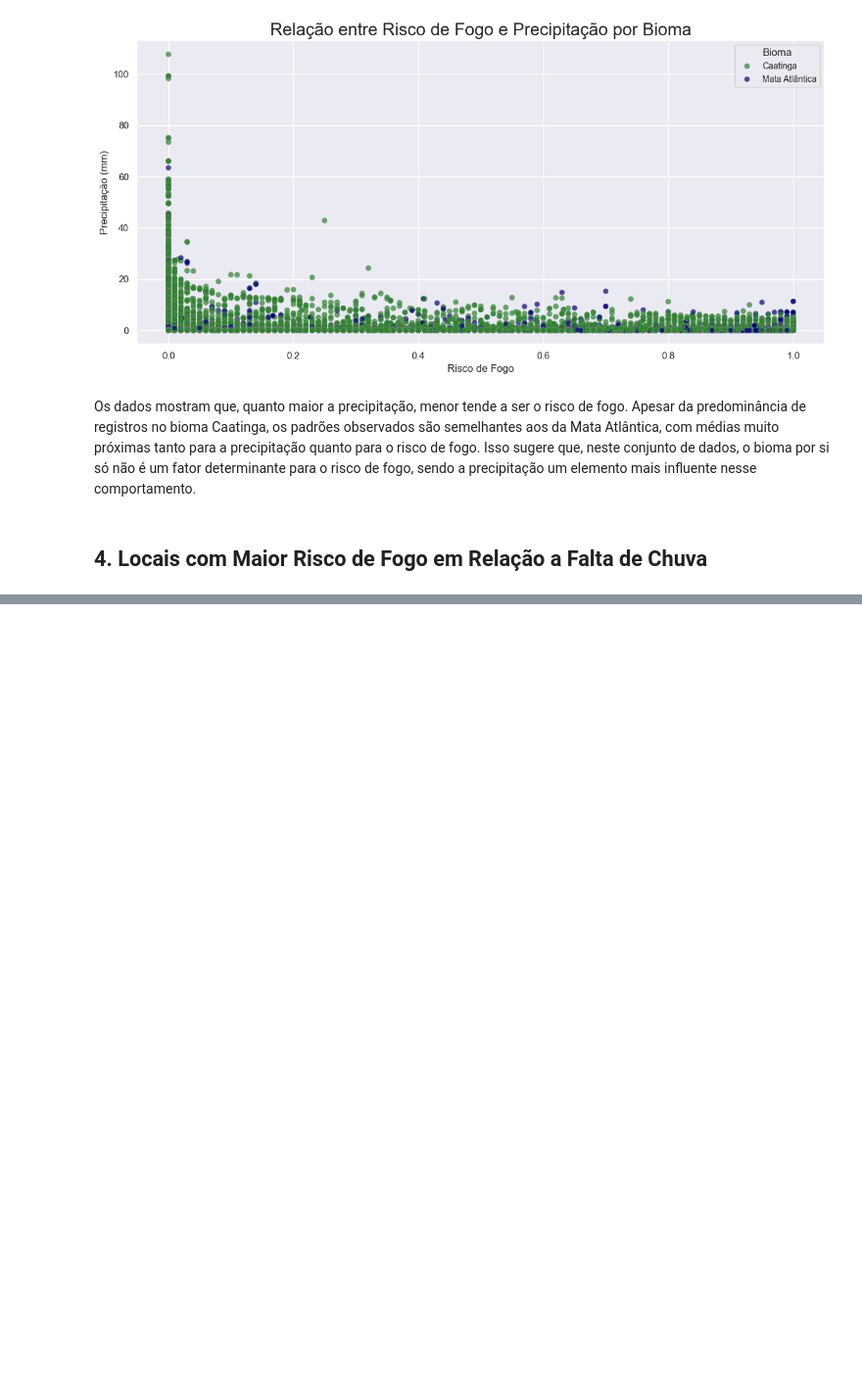
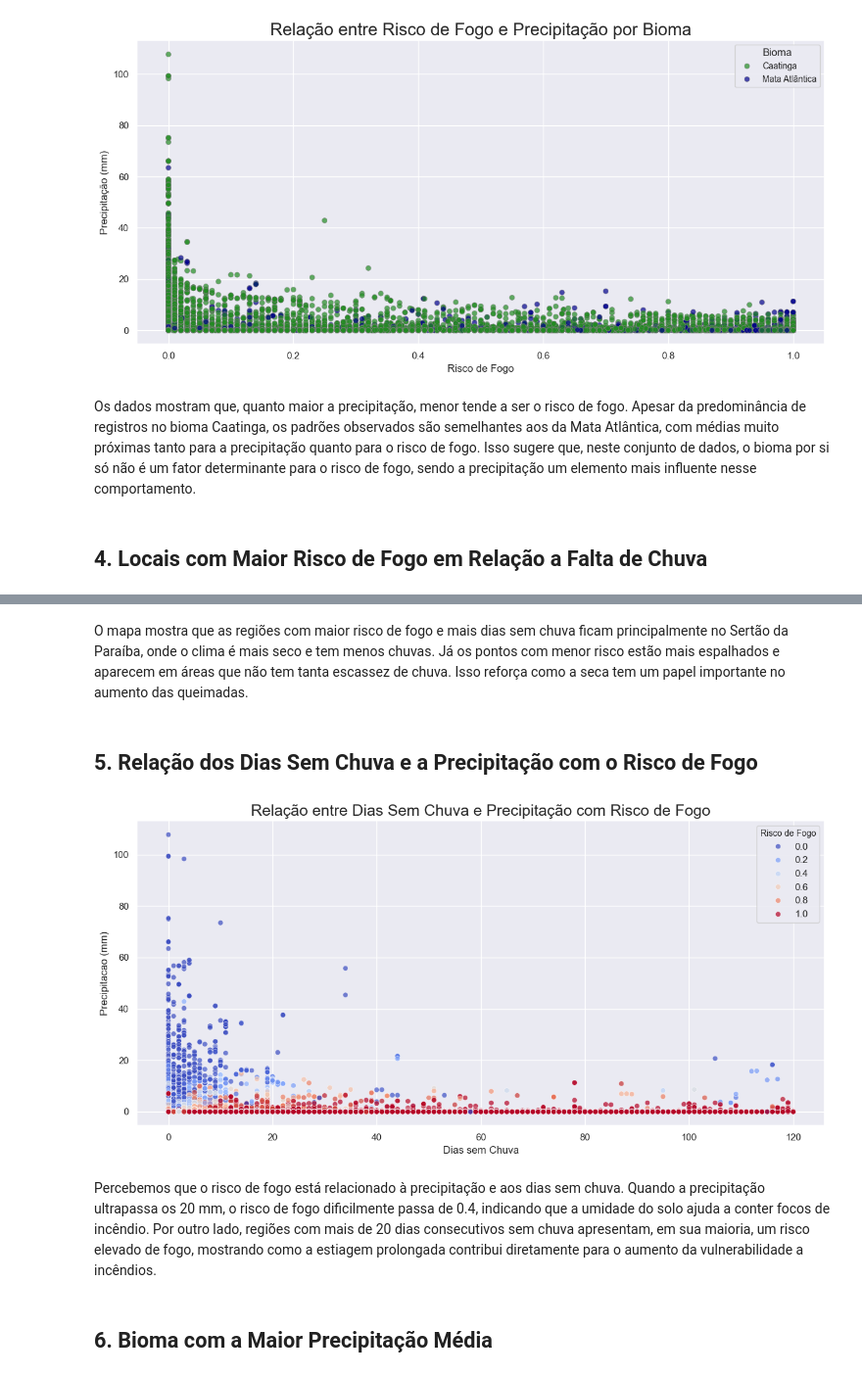
Before and after one commit to JoaoHeslin/Queimadas-Paraiba, a Jupyter notebook: Analises/relatorio.ipynb, the cells around one changed output, grey strips where cells are left out. Shown at 98% size. Saved outputs shown, nothing was run; the diff lists cells and outputs as text; code cells hidden in the pictures; blank space fills up the shorter version.

```diff
--- a/Analises/relatorio.ipynb
+++ b/Analises/relatorio.ipynb
@@ -159,0 +164,20 @@ plt.show()
+# %% [markdown]
+O mapa mostra que as regiões com maior risco de fogo e mais dias sem chuva ficam principalmente no Sertão da Paraíba, onde o clima é mais seco e tem menos chuvas. Já os pontos com menor risco estão mais espalhados e aparecem em áreas que não tem tanta escassez de chuva. Isso reforça como a seca tem um papel importante no aumento das queimadas.
+# %% [markdown]
+## 5. Relação dos Dias Sem Chuva e a Precipitação com o Risco de Fogo
+# %%
+sns.set_theme(style="darkgrid")
+plt.figure(figsize=(12,6))
+sns.scatterplot(df, y="precipitacao", x="dias_sem_chuva", hue="risco_fogo", palette="coolwarm", alpha=0.7)
+plt.title("Relação entre Dias Sem Chuva e Precipitação com Risco de Fogo", fontsize=18)
+plt.xlabel("Dias sem Chuva")
+plt.ylabel("Precipitacao (mm)")
+plt.legend(title="Risco de Fogo", title_fontsize=10)
+plt.tight_layout()
+plt.show()
+# %% [output]
+[figure, added]
+# %% [markdown]
+Percebemos que o risco de fogo está relacionado à precipitação e aos dias sem chuva. Quando a precipitação ultrapassa os 20 mm, o risco de fogo dificilmente passa de 0.4, indicando que a umidade do solo ajuda a conter focos de incêndio. Por outro lado, regiões com mais de 20 dias consecutivos sem chuva apresentam, em sua maioria, um risco elevado de fogo, mostrando como a estiagem prolongada contribui diretamente para o aumento da vulnerabilidade a incêndios.
+# %% [markdown]
+## 6. Bioma com a Maior Precipitação Média
```
Also changed, not shown: parts of 13 cells of this notebook.
